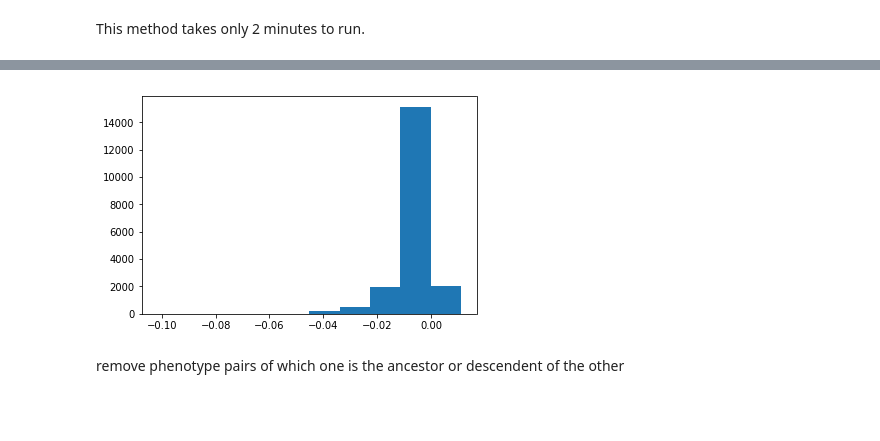
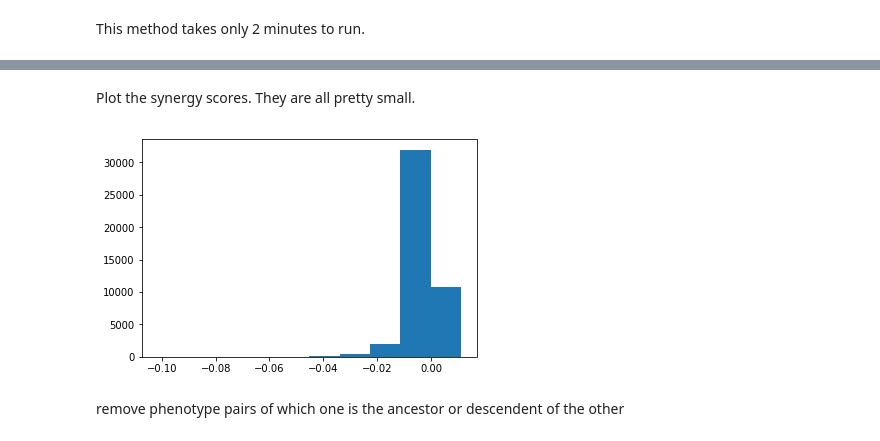
Before and after one commit to TheJacksonLaboratory/MIMIC_HPO, a Jupyter notebook: src/main/resources/mutual_info.ipynb, the cells around one changed output, grey strips where cells are left out. Saved outputs shown, nothing was run; the diff lists cells and outputs as text; code cells hidden in the pictures; blank space fills up the shorter version.

```diff
--- a/src/main/resources/mutual_info.ipynb
+++ b/src/main/resources/mutual_info.ipynb
@@ -1432,6 +1107,10 @@ dict_keys(['401', '427', '276', '272', '414', '250', '428', '518', '285', '584']
+# %%
+heart_failure = synergies['428']
+# %% [markdown]
+Plot the synergy scores. They are all pretty small.
 # %%
-plt.hist(S.flat, bins=10)
+plt.hist(heart_failure.pairwise_synergy().flat, bins=10)
 plt.show()
 # %% [output]
-[figure, old version]
+[figure, new version]
 # %%
```
Also changed, not shown: parts of 59 cells of this notebook.
